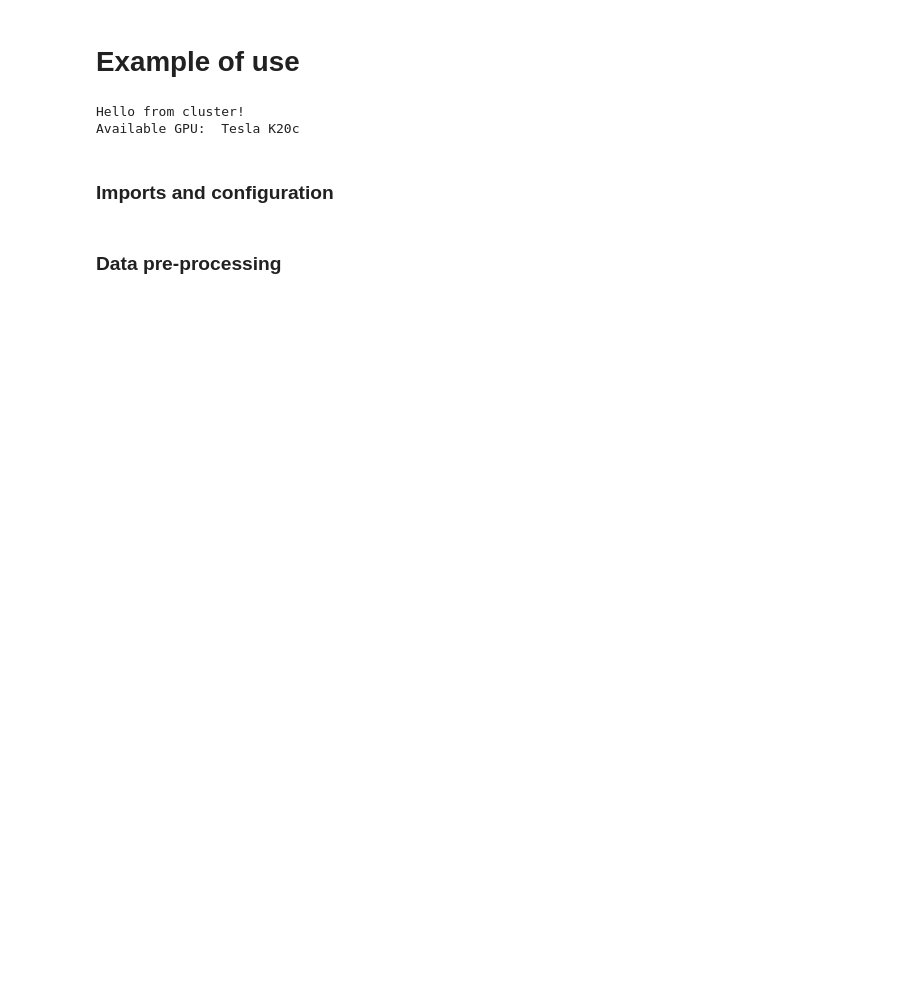
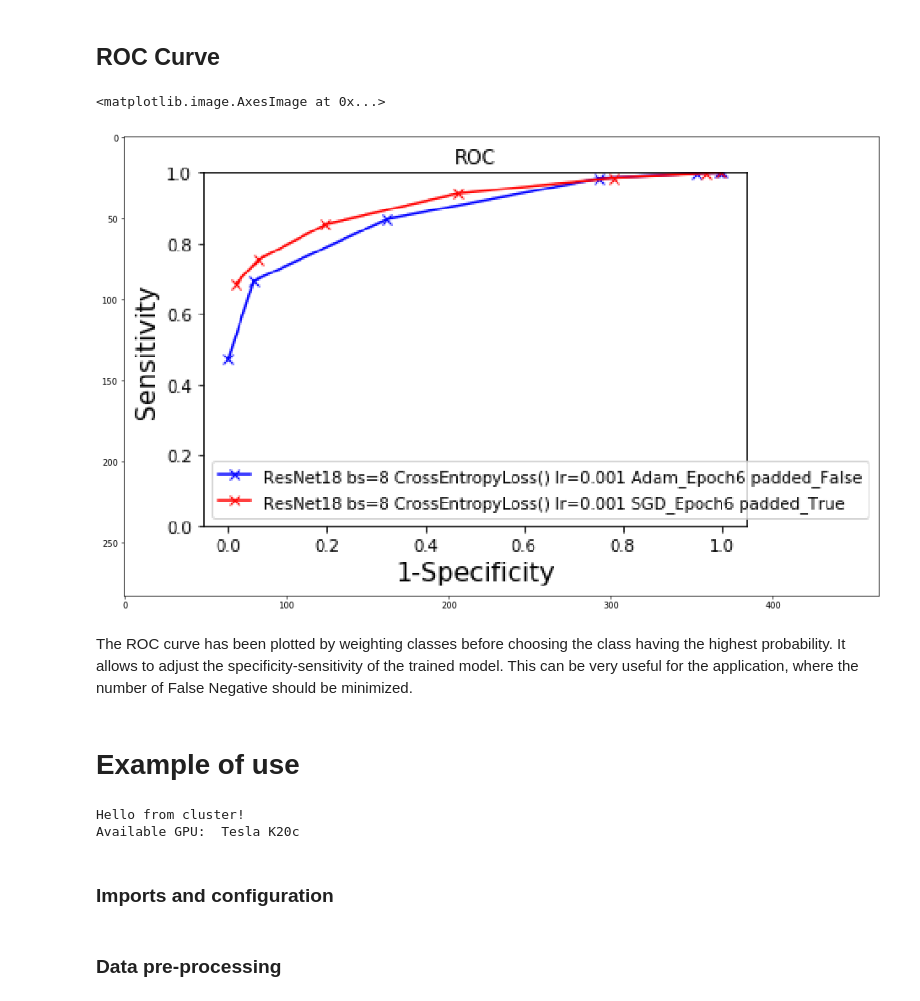
Before and after one commit to svapili/FS2019_ATML_Group2, a Jupyter notebook: scripts/FS2019_ATML_group2.ipynb, the cells around one changed output. Cells and saved outputs as stored; diff of their text form; code cells hidden in the pictures; blank space fills up the shorter version.

```diff
--- a/scripts/FS2019_ATML_group2.ipynb
+++ b/scripts/FS2019_ATML_group2.ipynb
@@ -27,3 +68,12 @@ Implement a deep learning algorithm to classify mole pictures as benign or malig
+# %% [markdown]
+## ROC Curve
+# %%
+plt.imshow(mpimg.imread('/home/studi10/FS2019_ATML_Group2/results/ROC_Curve.png'))
+# %% [output]
+<matplotlib.image.AxesImage at 0x...>
+[figure, added]
+# %% [markdown]
+The ROC curve has been plotted by weighting classes before choosing the class having the highest probability. It allows to adjust the specificity-sensitivity of the trained model. This can be very useful for the application, where the number of False Negative should be minimized.
 # %% [markdown]
 # Example of use
 # %%
```
Also changed, not shown: parts of 23 cells of this notebook.
